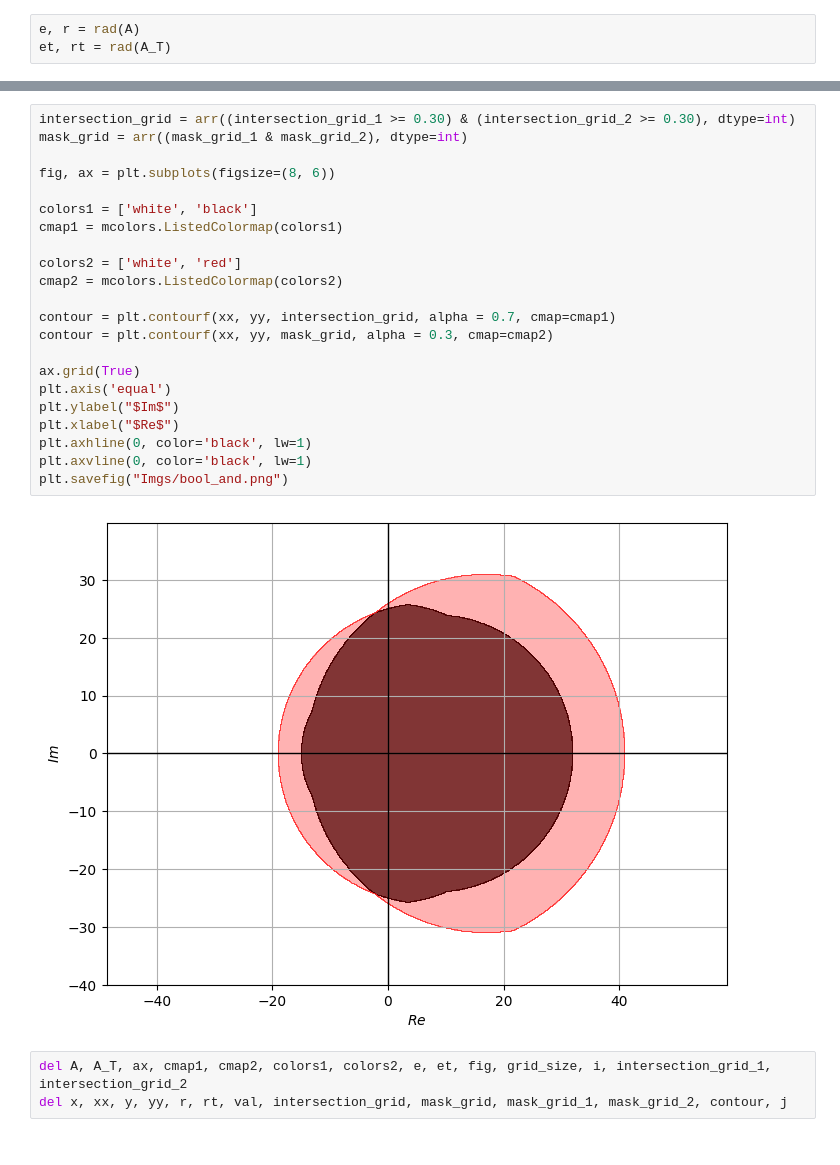
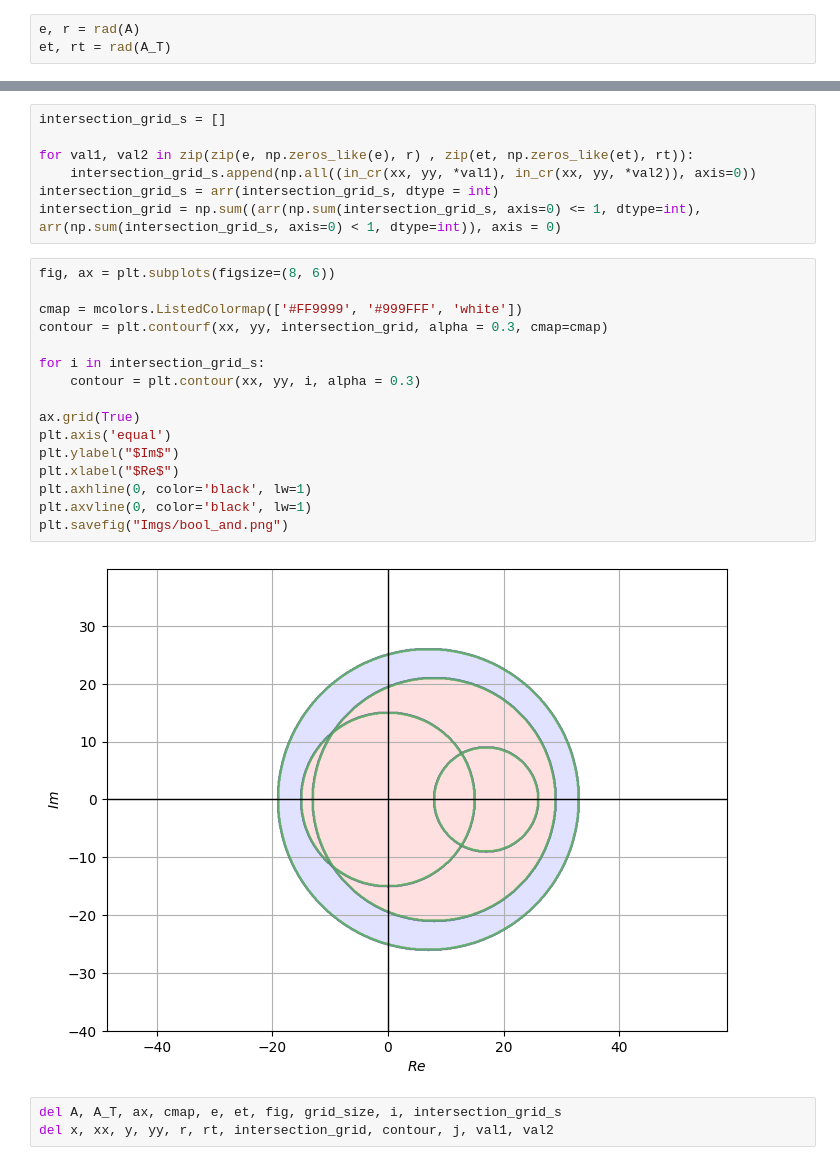
Before and after one commit to Clai101/HSE, a Jupyter notebook: Minor/2/CW_2.ipynb, the cells around one changed output, grey strips where cells are left out. Cells and saved outputs as stored; diff of their text form.

```diff
--- a/Minor/2/CW_2.ipynb
+++ b/Minor/2/CW_2.ipynb
@@ -492,27 +507,28 @@ plt.savefig("Imgs/evs_t.png")
+# %%
+intersection_grid_s = []
+
+for val1, val2 in zip(zip(e, np.zeros_like(e), r) , zip(et, np.zeros_like(et), rt)):
+    intersection_grid_s.append(np.all((in_cr(xx, yy, *val1), in_cr(xx, yy, *val2)), axis=0))
+intersection_grid_s = arr(intersection_grid_s, dtype = int)
+intersection_grid = np.sum((arr(np.sum(intersection_grid_s, axis=0) <= 1, dtype=int), arr(np.sum(intersection_grid_s, axis=0) < 1, dtype=int)), axis = 0)
 # %%
-intersection_grid = arr((intersection_grid_1 >= 0.30) & (intersection_grid_2 >= 0.30), dtype=int)
-mask_grid = arr((mask_grid_1 & mask_grid_2), dtype=int)
-
 fig, ax = plt.subplots(figsize=(8, 6))
 
-colors1 = ['white', 'black']
-cmap1 = mcolors.ListedColormap(colors1)
+cmap = mcolors.ListedColormap(['#FF9999', '#999FFF', 'white'])
+contour = plt.contourf(xx, yy, intersection_grid, alpha = 0.3, cmap=cmap)
 
-colors2 = ['white', 'red']
-cmap2 = mcolors.ListedColormap(colors2)
-
-contour = plt.contourf(xx, yy, intersection_grid, alpha = 0.7, cmap=cmap1)
-contour = plt.contourf(xx, yy, mask_grid, alpha = 0.3, cmap=cmap2)
+for i in intersection_grid_s:
+    contour = plt.contour(xx, yy, i, alpha = 0.3)
 
 ax.grid(True)
 plt.axis('equal')
 plt.ylabel("$Im$")
 plt.xlabel("$Re$")
 plt.axhline(0, color='black', lw=1)
 plt.axvline(0, color='black', lw=1)
 plt.savefig("Imgs/bool_and.png")
 # %% [output]
-[figure, old version]
+[figure, new version]
 # %%
-del A, A_T, ax, cmap1, cmap2, colors1, colors2, e, et, fig, grid_size, i, intersection_grid_1, intersection_grid_2
-del x, xx, y, yy, r, rt, val, intersection_grid, mask_grid, mask_grid_1, mask_grid_2, contour, j
+del A, A_T, ax, cmap, e, et, fig, grid_size, i, intersection_grid_s
+del x, xx, y, yy, r, rt, intersection_grid, contour, j, val1, val2
```
Also changed, not shown: parts of 11 cells of this notebook, 19 other files.
